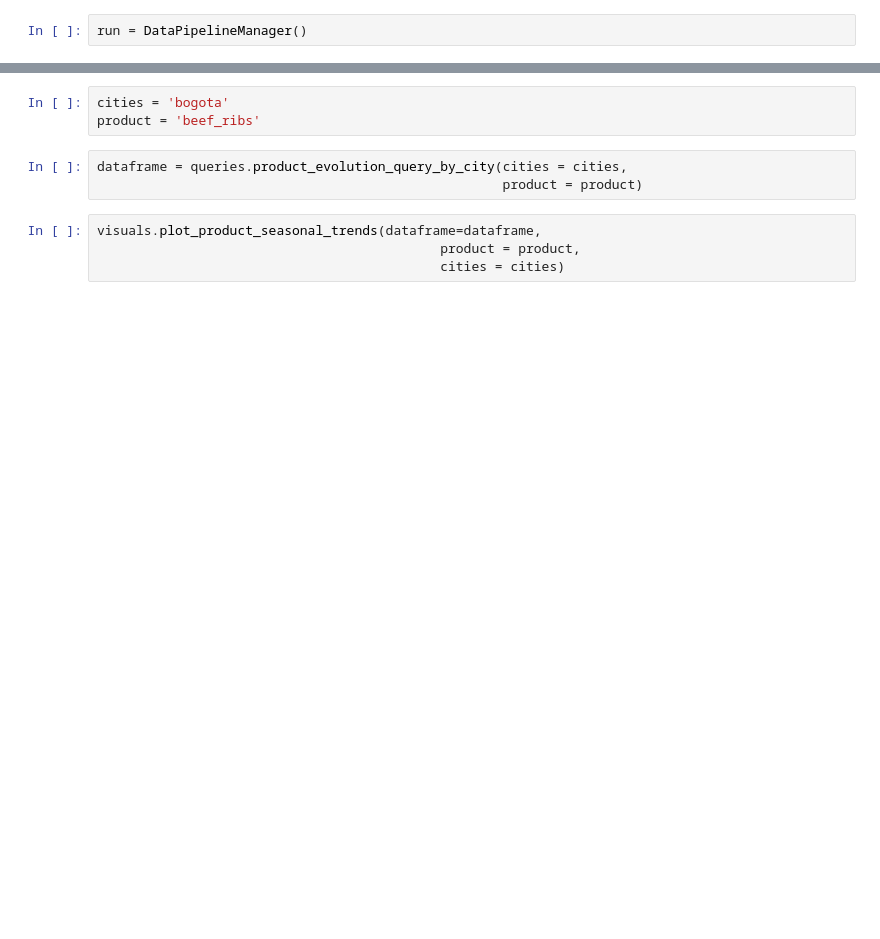
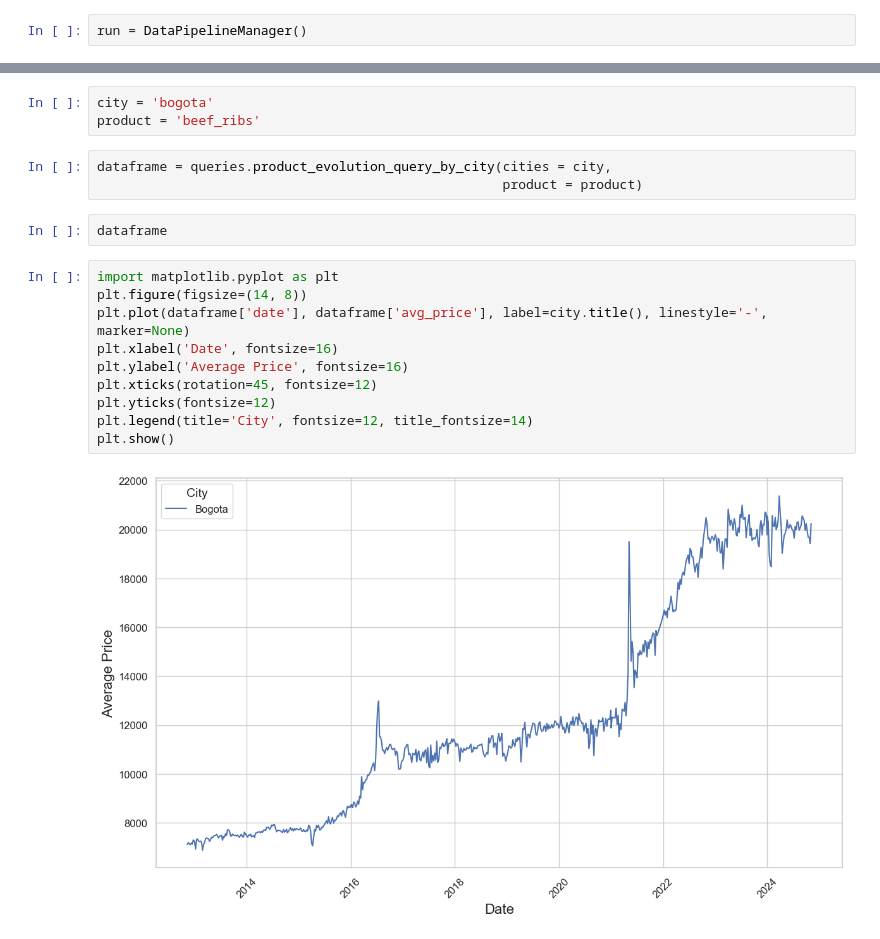
Before and after one commit to sebmatecho/sipsa_tracker, a Jupyter notebook: notebooks/ML experimentation.ipynb, the cells around one changed output, grey strips where cells are left out. Cells and saved outputs as stored; diff of their text form; blank space fills up the shorter version.

```diff
--- a/notebooks/ML experimentation.ipynb
+++ b/notebooks/ML experimentation.ipynb
@@ -24,10 +29,20 @@ ModuleNotFoundError: No module named 'queries'
 # %%
-cities = 'bogota'
+city = 'bogota'
 product = 'beef_ribs'
 # %%
-dataframe = queries.product_evolution_query_by_city(cities = cities,
+dataframe = queries.product_evolution_query_by_city(cities = city,
                                                     product = product)
-# %%
-visuals.plot_product_seasonal_trends(dataframe=dataframe,
-                                            product = product,
-                                            cities = cities)
+# %%
+dataframe
+# %%
+import matplotlib.pyplot as plt
+plt.figure(figsize=(14, 8))
+plt.plot(dataframe['date'], dataframe['avg_price'], label=city.title(), linestyle='-', marker=None)
+plt.xlabel('Date', fontsize=16)
+plt.ylabel('Average Price', fontsize=16)
+plt.xticks(rotation=45, fontsize=12)
+plt.yticks(fontsize=12)
+plt.legend(title='City', fontsize=12, title_fontsize=14)
+plt.show()
+# %% [output]
+[figure, added]
```
Also changed, not shown: parts of 3 cells of this notebook, 4 other files.
